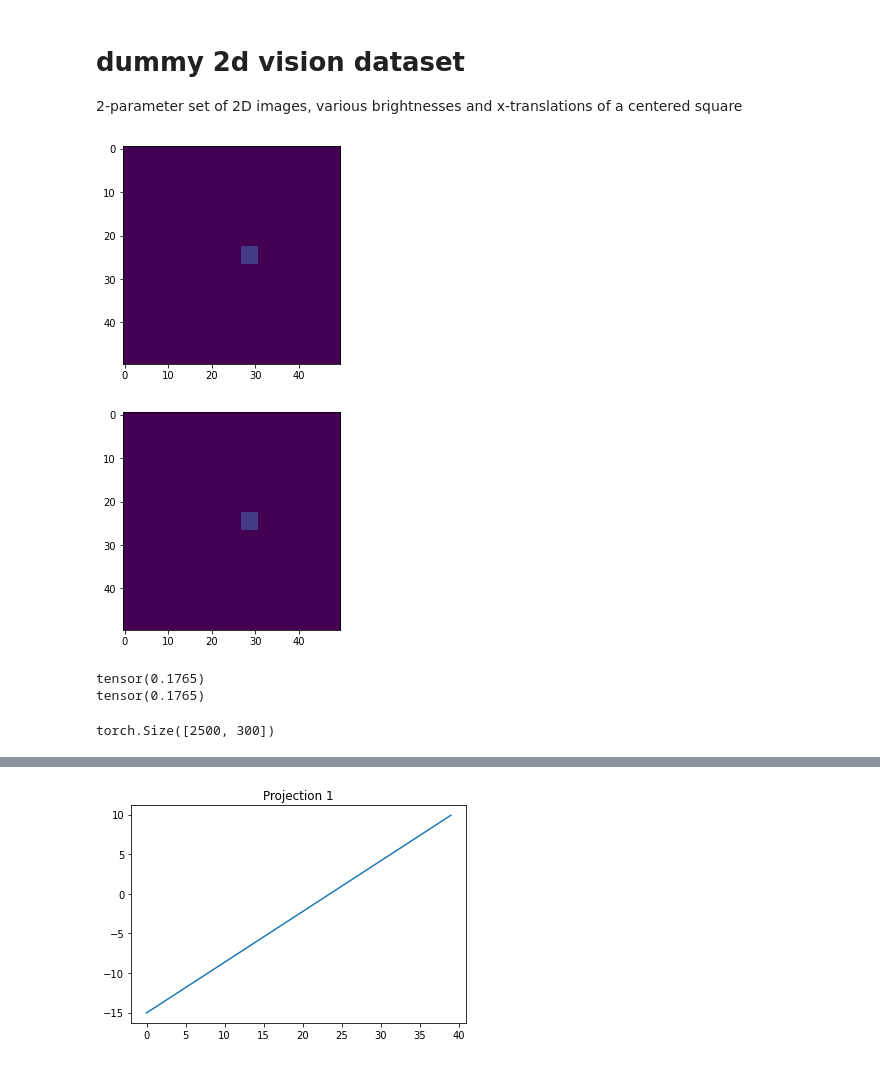
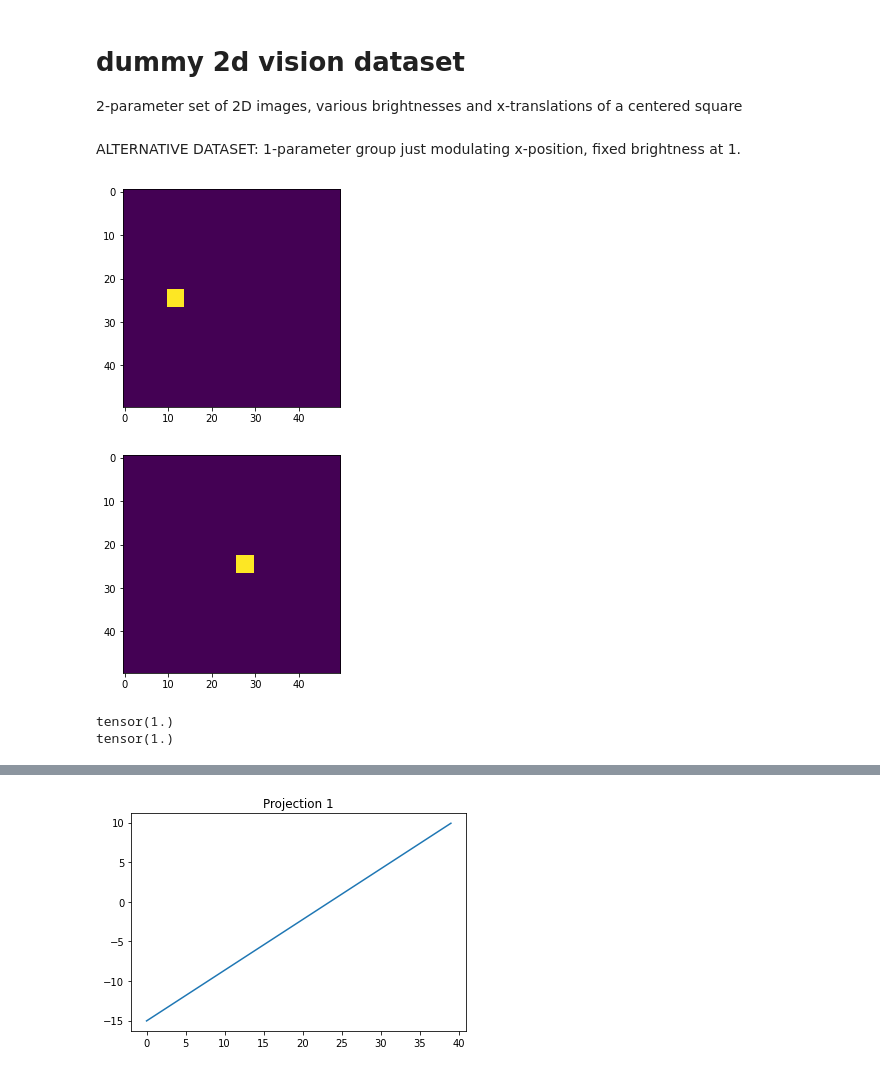
Before and after one commit to michael-psenka/manifold-linearization, a Jupyter notebook: test_files/cc_test.ipynb, the cells around one changed output, grey strips where cells are left out. Drawn from its saved outputs; the diff is of its cells as text; code cells hidden in the pictures.

Commit message:
added cells for 1D dataset

```diff
--- a/test_files/cc_test.ipynb
+++ b/test_files/cc_test.ipynb
@@ -727,23 +729,49 @@ Z = X.view(N, -1)
+# %% [markdown]
+ALTERNATIVE DATASET: 1-parameter group just modulating x-position, fixed brightness at 1.
+# %%
+# 2d images will be (res) x (res)
+res = 50
+# center block will be (block_size) x (block_size)
+block_size = 5
+# set of coordinates, a matrix of size (N x 2)
+# coord[:,0] is the x coordinate, coord[:,1] is the brightness
+N = 300
+# random tensor fron uniform distribution
+coord = torch.rand(N, 1)
+# transform 1st dimenion into valid x coordinates
+coord[:,0] = block_size//2 + torch.floor(coord[:,0]*(res-block_size))
+
+# construct data
+X = torch.zeros(N, res, res)
+for i in range(N):
+	x = int(coord[i,0].item())
+	y = res // 2
+	brightness = 1
+	# brightness = 1
+	X[i,x-block_size//2:x+block_size//2, y-block_size//2:y+block_size//2] = brightness
+
+# vectorize data. converts (N x res x res) to (N x res^2)
+
+Z = X.view(N, -1)
+# get images from vectorized data
+# X = Z.view(N, res, res)
 # %%
-data1 = 8
-data2 = 8
+data1 = 20
+data2 =17
 
 plt.imshow(X[data1,:,:].T, vmin=0.0, vmax=1.0)
 plt.show()
 plt.imshow(X[data2,:,:].T, vmin=0.0, vmax=1.0)
 plt.show()
 
 print(Z[data1,:].max())
 print(Z[data2,:].max())
 # %% [output]
-[figure, old version]
+[figure, new version]
-[figure, old version]
+[figure, new version]
-tensor(0.1765)
-tensor(0.1765)
+tensor(1.)
+tensor(1.)
 # %%
-U, S, V = torch.svd(Z)
-print(V.shape)
+U, S, V_pca_full = torch.svd(Z)
-# %% [output]
-torch.Size([2500, 300])
 # %%
 # test out or projection from PCA
```
Also changed, not shown: parts of 17 cells of this notebook.
